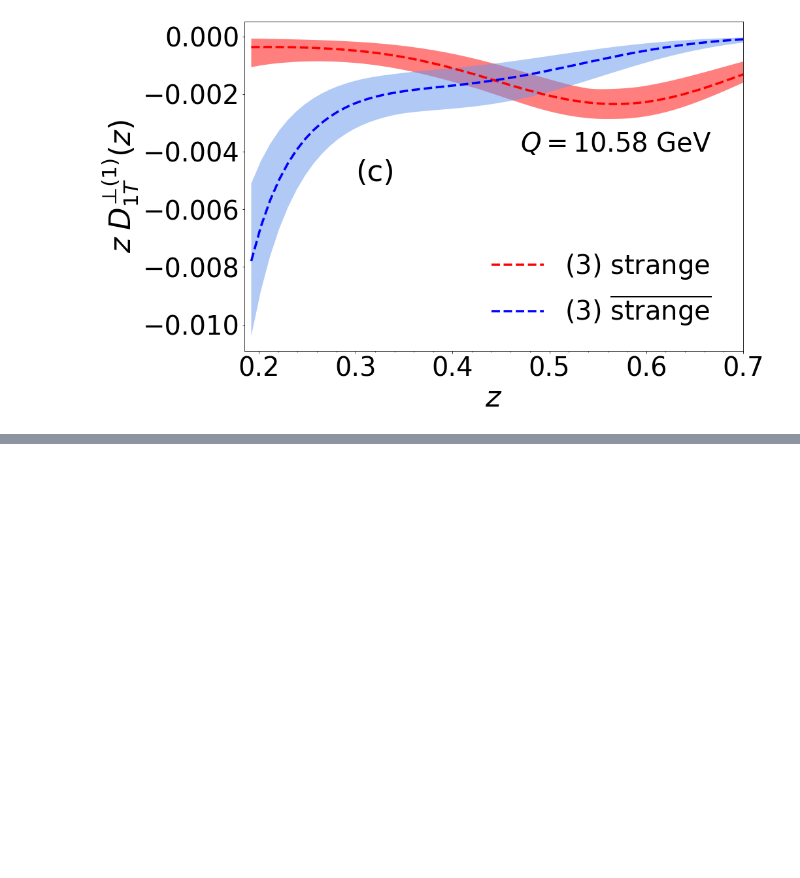
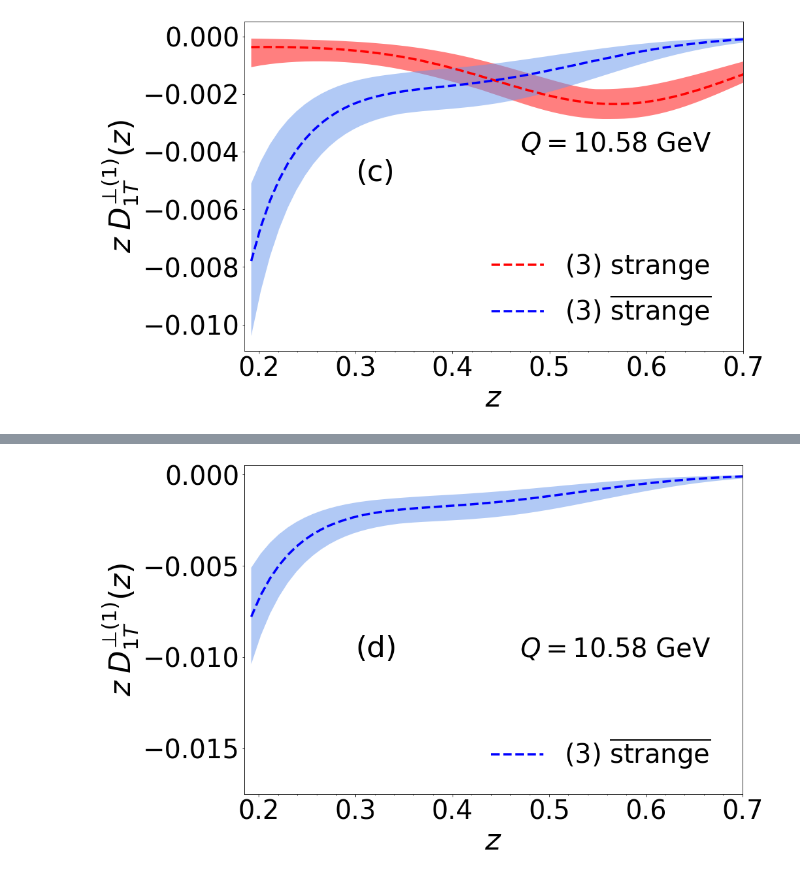
Before and after one commit to zaccheddu/SIDIS_epem, a Jupyter notebook: first_moments/plotter_first_mom2_scenarios3_2.ipynb, the cells around one changed output, grey strips where cells are left out. Saved outputs shown, nothing was run; the diff lists cells and outputs as text; code cells hidden in the pictures; blank space fills up the shorter version.

```diff
--- a/first_moments/plotter_first_mom2_scenarios3_2.ipynb
+++ b/first_moments/plotter_first_mom2_scenarios3_2.ipynb
@@ -213,0 +253,35 @@ fig1.savefig('firsm_ststb3.pdf')
+# %%
+fig1, ax = plt.subplots()
+#
+#fill_between(dbl_mod.zs,dbl_mod.ST_min,dbl_mod.ST_max,alpha=0.5,facecolor='red')
+#plot(dbl_mod.zs,dbl_mod.ST,label=r'(3) ${\rm strange}$',color='red',linestyle='--',linewidth=lnwd)
+#
+fill_between(dbl_mod.zs,dbl_mod.STb_min,dbl_mod.STb_max,alpha=0.5,facecolor='cornflowerblue')
+plot(dbl_mod.zs,dbl_mod.STb,label=r'(3) $\overline{ \rm strange}$  ',color='blue',linestyle='--',linewidth=lnwd)
+plt.ylabel(r'$ z\; D^{\bot (1)}_{1T} (z)$',size=y_lbl)
+
+plt.ylim([-0.0175,None] )
+plt.xlim([0.185,0.7] )
+plt.tick_params(axis='both', which='major', labelsize=t_sz)
+#tick_params(axis='x', which='both', bottom=False,top=False,labelbottom=False)
+#plt.ticklabel_format(style='sci', axis='y', scilimits=(0,0))
+#plt.title("up ",fontsize=title_s,x=0.46, y=0.8)
+#ax.yaxis.set_major_locator(MultipleLocator(0.005))
+#ax.yaxis.set_minor_locator(MultipleLocator(0.001))
+
+ax.xaxis.set_minor_locator(MultipleLocator(0.02))
+plt.xlabel(r'$z$',size=x_lbl)
+#grid(True,lw=1.)
+plt.legend(loc='lower right', fontsize=fnt_s,frameon=False)
+
+plt.text(0.3, -0.01 , r'(d)', fontsize=45)
+plt.text(0.47, -0.01 , r'$Q=10.58$ GeV', fontsize=40)
+fig1.subplots_adjust(top=0.9,bottom=0.2,left=0.230,right=0.76,hspace=0.,wspace=0.)
+
+fig1.set_size_inches(20., 10., forward=True)
+fig1.savefig('firsm_stb3.pdf')
+fig1.savefig('firsm_stb3.png')
+#show()
+#fig1.show()
+# %% [output]
+[figure, added]
```
Also changed, not shown: parts of 3 cells of this notebook, 18 other files.
